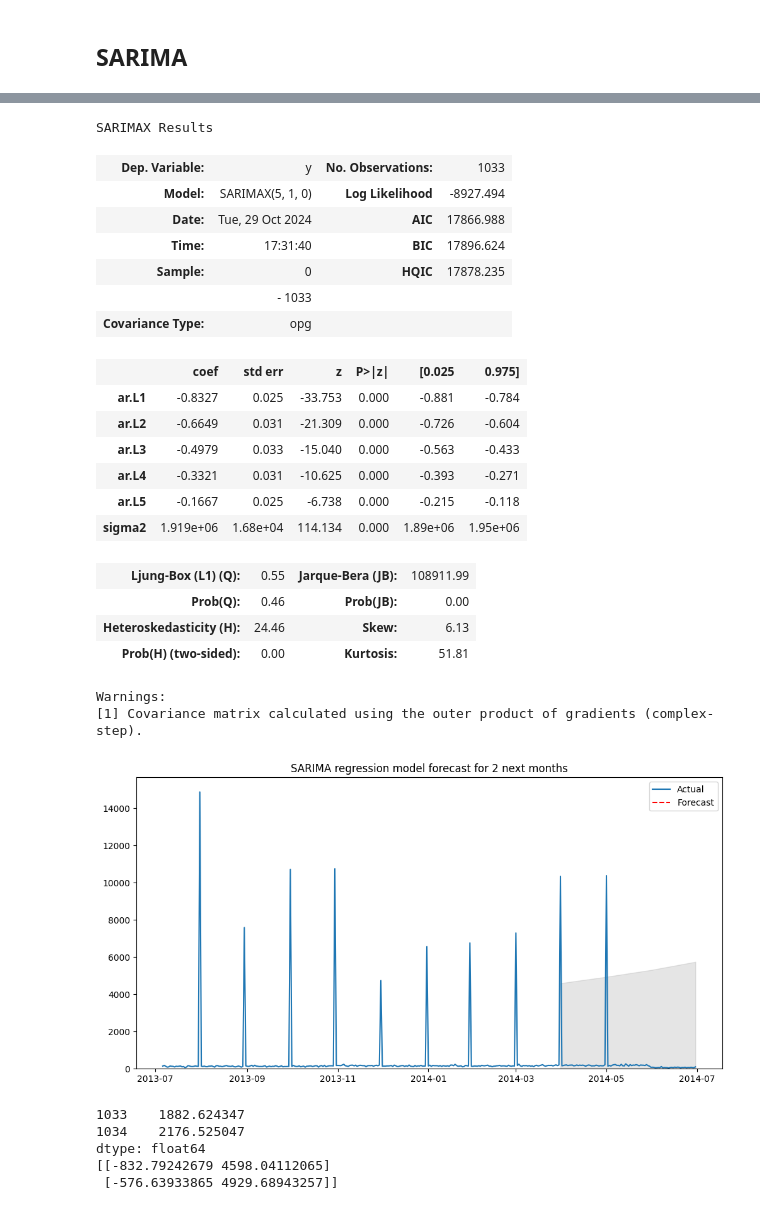
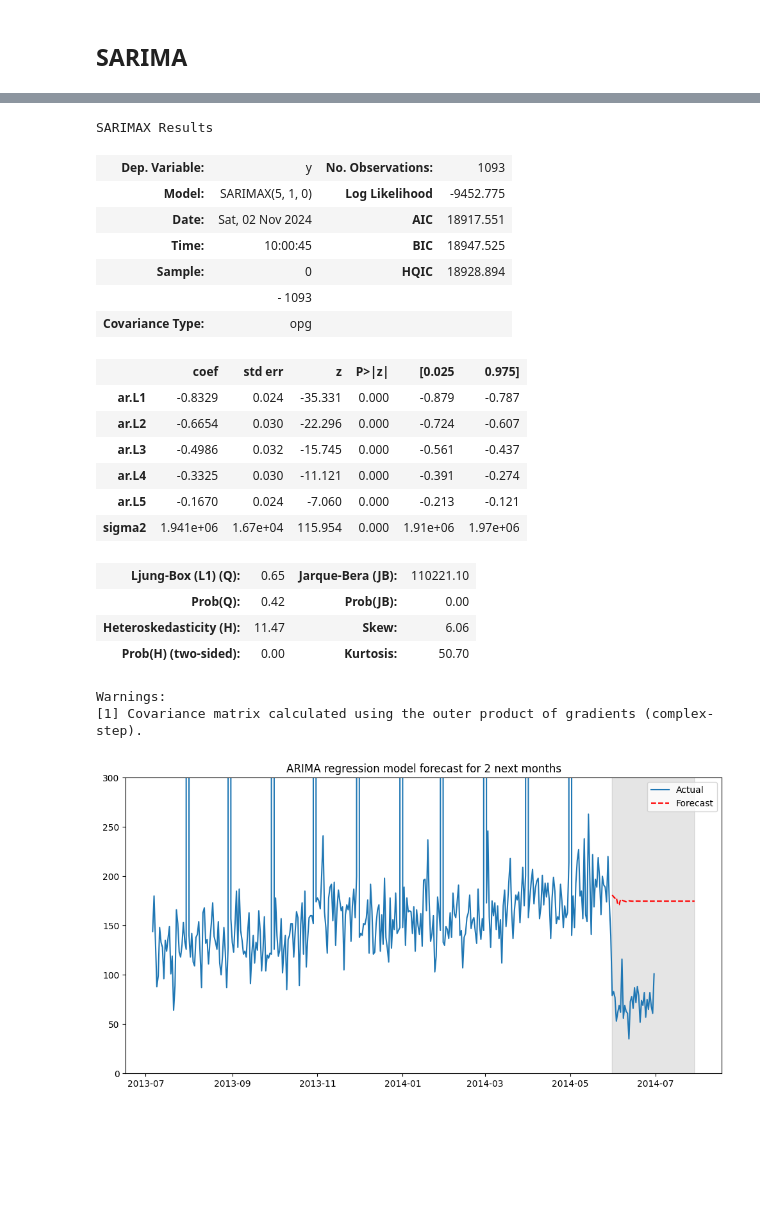
Before and after one commit to Hewhoipia/BDA-BI, a Jupyter notebook: arima/example.ipynb, the cells around one changed output, grey strips where cells are left out. Saved outputs shown, nothing was run; the diff lists cells and outputs as text; code cells hidden in the pictures; blank space fills up the shorter version.

```diff
--- a/arima/example.ipynb
+++ b/arima/example.ipynb
@@ -248,7 +213,7 @@ df2.plot(figsize=(16, 4))
 ## SARIMA
 # %%
 #Determine train/test set
-train, test = df2[df2.index < '2014-04-01'], df2[df2.index >= '2014-04-01']
+train, test = df2[df2.index < '2014-05-31'], df2[df2.index >= '2014-05-31']
 print('train shape: ', train.shape)
 print('test shape: ', test.shape)
 # %% [output]
@@ -257,10 +222,10 @@ test shape:  (91, 1)
 # %%
-model_sarima = auto_arima(train, start_p=0, start_q=0,
-                           max_p=5, max_q=5, m=30,
-                           start_P=0, seasonal=True,
+model_arima = auto_arima(y=train, start_p=0, start_q=0,
+                           max_p=5, max_q=5,
+                           start_P=0, seasonal=False,
                            d=1, D=1, trace=True,
                            error_action='ignore',
                            suppress_warnings=True,
                            stepwise=True)
 
-print(model_sarima.aic())
+print(model_arima.aic())
@@ -267,55 +252,46 @@ print(model_sarima.aic())
 # %%
-model_sarima.summary()
+model_arima.summary()
 # %% [output]
 SARIMAX Results
-| Dep. Variable: | y | No. Observations: | 1033 |
-| Model: | SARIMAX(5, 1, 0) | Log Likelihood | -8927.494 |
-| Date: | Tue, 29 Oct 2024 | AIC | 17866.988 |
-| Time: | 17:31:40 | BIC | 17896.624 |
-| Sample: | 0 | HQIC | 17878.235 |
-|  | - 1033 |  |  |
+| Dep. Variable: | y | No. Observations: | 1093 |
+| Model: | SARIMAX(5, 1, 0) | Log Likelihood | -9452.775 |
+| Date: | Sat, 02 Nov 2024 | AIC | 18917.551 |
+| Time: | 10:00:45 | BIC | 18947.525 |
+| Sample: | 0 | HQIC | 18928.894 |
+|  | - 1093 |  |  |
 | Covariance Type: | opg |  |  |
 |  | coef | std err | z | P>|z| | [0.025 | 0.975] |
-| ar.L1 | -0.8327 | 0.025 | -33.753 | 0.000 | -0.881 | -0.784 |
-| ar.L2 | -0.6649 | 0.031 | -21.309 | 0.000 | -0.726 | -0.604 |
-| ar.L3 | -0.4979 | 0.033 | -15.040 | 0.000 | -0.563 | -0.433 |
-| ar.L4 | -0.3321 | 0.031 | -10.625 | 0.000 | -0.393 | -0.271 |
-| ar.L5 | -0.1667 | 0.025 | -6.738 | 0.000 | -0.215 | -0.118 |
-| sigma2 | 1.919e+06 | 1.68e+04 | 114.134 | 0.000 | 1.89e+06 | 1.95e+06 |
+| ar.L1 | -0.8329 | 0.024 | -35.331 | 0.000 | -0.879 | -0.787 |
+| ar.L2 | -0.6654 | 0.030 | -22.296 | 0.000 | -0.724 | -0.607 |
+| ar.L3 | -0.4986 | 0.032 | -15.745 | 0.000 | -0.561 | -0.437 |
+| ar.L4 | -0.3325 | 0.030 | -11.121 | 0.000 | -0.391 | -0.274 |
+| ar.L5 | -0.1670 | 0.024 | -7.060 | 0.000 | -0.213 | -0.121 |
+| sigma2 | 1.941e+06 | 1.67e+04 | 115.954 | 0.000 | 1.91e+06 | 1.97e+06 |
-| Ljung-Box (L1) (Q): | 0.55 | Jarque-Bera (JB): | 108911.99 |
-| Prob(Q): | 0.46 | Prob(JB): | 0.00 |
-| Heteroskedasticity (H): | 24.46 | Skew: | 6.13 |
-| Prob(H) (two-sided): | 0.00 | Kurtosis: | 51.81 |
+| Ljung-Box (L1) (Q): | 0.65 | Jarque-Bera (JB): | 110221.10 |
+| Prob(Q): | 0.42 | Prob(JB): | 0.00 |
+| Heteroskedasticity (H): | 11.47 | Skew: | 6.06 |
+| Prob(H) (two-sided): | 0.00 | Kurtosis: | 50.70 |
 Warnings:
 [1] Covariance matrix calculated using the outer product of gradients (complex-step).
 # %%
-n_pred_periods = 4*30
-fitted, confint = model_sarima.predict(n_periods=n_pred_periods, return_conf_int=True)
-date = pd.date_range(start=train.index[-1] + pd.DateOffset(days=1), periods=n_pred_periods, freq='D')
+n_pred_periods = 2*30
+fitted, confint = model_arima.predict(n_periods=n_pred_periods, return_conf_int=True)
+date = pd.date_range(start=train.index[-1] + pd.Timedelta(days=1), periods=n_pred_periods, freq='D')
 
-fitted_seri = pd.Series(fitted, index=date)
+fitted_seri = pd.Series(fitted.values, index=date)
 lower = confint[:, 0]
 upper = confint[:, 1]
 
 plt.figure(figsize=(12, 6))
 plt.plot(df2[-360:], label='Actual')
 plt.plot(fitted_seri, color='red', linestyle='--', label = 'Forecast')
 plt.fill_between(date,
                  lower,
                  upper,
                  color='grey', alpha=0.2)
-plt.ylim(bottom=0)
+plt.ylim(bottom=0, top = 300)
 plt.legend()
-plt.title('SARIMA regression model forecast for 4 next months')
+plt.title('ARIMA regression model forecast for 2 next months')
 plt.show()
 # %% [output]
-[figure, old version]
+[figure, new version]
-# %%
-print(fitted)
-print(confint)
-# %% [output]
-1033    1882.624347
-1034    2176.525047
-dtype: float64
-[[-832.79242679 4598.04112065]
- [-576.63933865 4929.68943257]]
```
Also changed, not shown: parts of 9 cells of this notebook.
